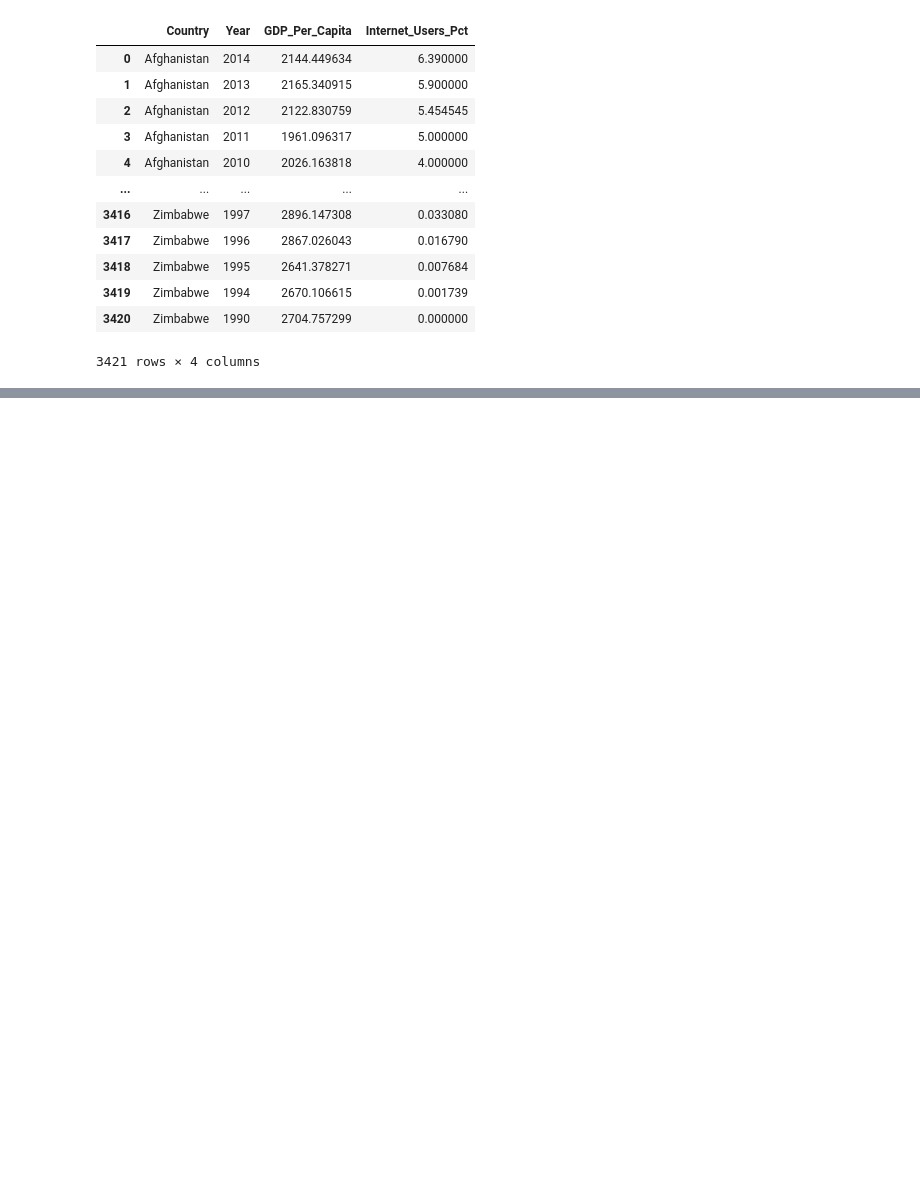
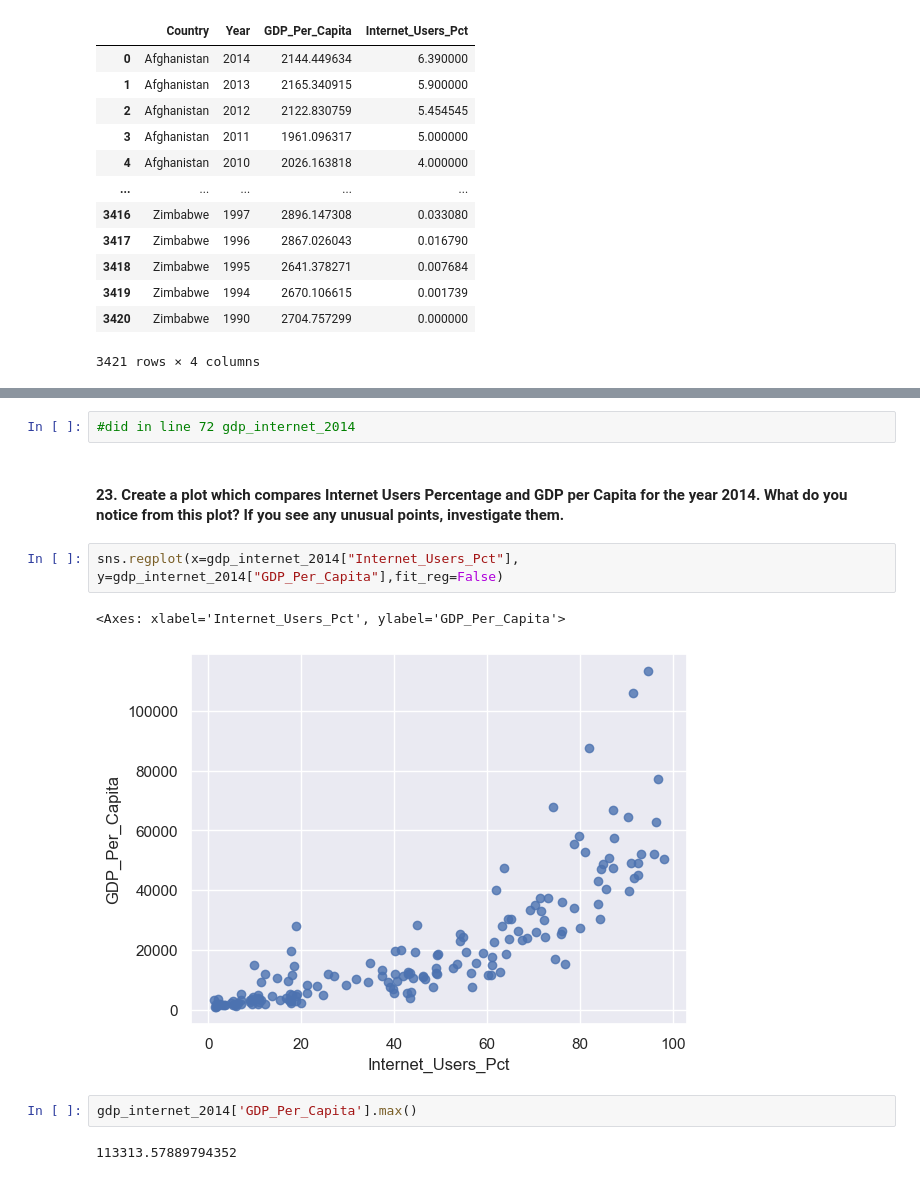
Before and after one commit to NSS-Data-Analytics-Cohort-11/undata-YMcMurtry, a Jupyter notebook: notebook/UN_data_analysis_DA11.ipynb, the cells around one changed output, grey strips where cells are left out. Saved outputs shown, nothing was run; the diff lists cells and outputs as text; blank space fills up the shorter version.

```diff
--- a/notebook/UN_data_analysis_DA11.ipynb
+++ b/notebook/UN_data_analysis_DA11.ipynb
@@ -705,0 +834,13 @@ gdp_df.head(10)
+# %%
+#did in line 72 gdp_internet_2014
+# %% [markdown]
+#### 23. Create a plot which compares Internet Users Percentage and GDP per Capita for the year 2014. What do you notice from this plot? If you see any unusual points, investigate them.
+# %%
+sns.regplot(x=gdp_internet_2014["Internet_Users_Pct"], y=gdp_internet_2014["GDP_Per_Capita"],fit_reg=False)
+# %% [output]
+<Axes: xlabel='Internet_Users_Pct', ylabel='GDP_Per_Capita'>
+[figure, added]
+# %%
+gdp_internet_2014['GDP_Per_Capita'].max()
+# %% [output]
+113313.57889794352
```
Also changed, not shown: parts of 30 cells of this notebook, 1 other file.
